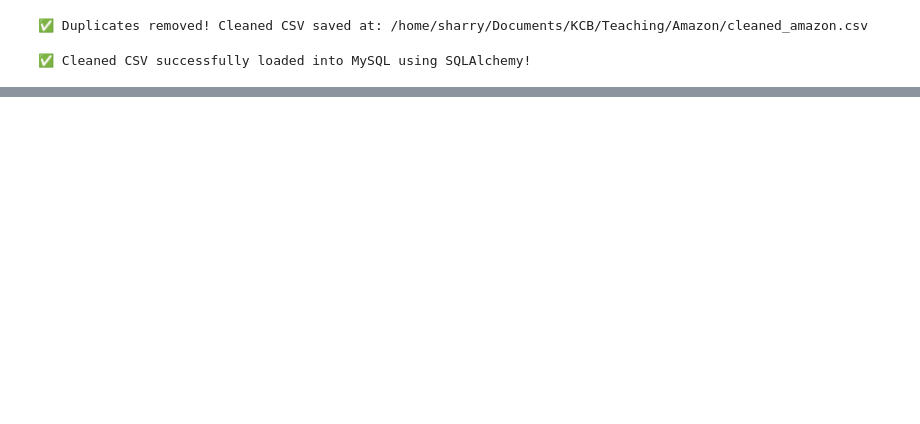
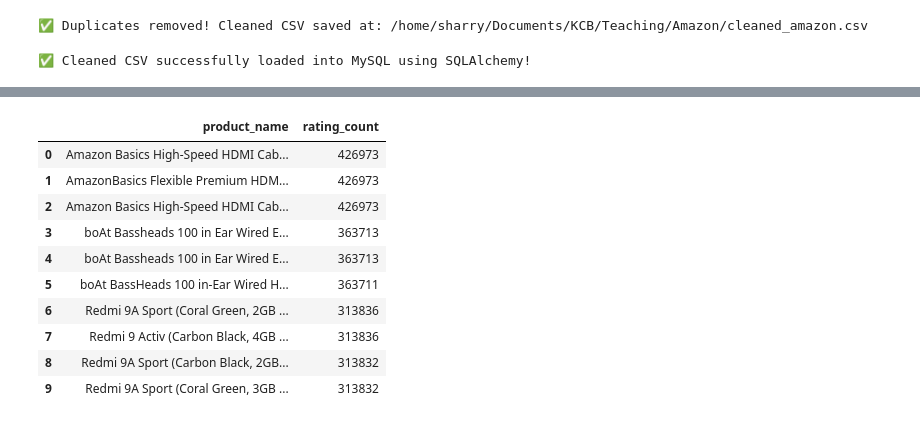
Before and after one commit to CheropS/Amazon-Dataset-Analysis, a Jupyter notebook: index.ipynb, the cells around one changed output, grey strips where cells are left out. Cells and saved outputs as stored; diff of their text form; code cells hidden in the pictures; blank space fills up the shorter version.

Commit message:
list top 10 products, add engine.cont

```diff
--- a/index.ipynb
+++ b/index.ipynb
@@ -29,3 +29,5 @@ db_config = {
 engine = create_engine(
     f"mysql+mysqlconnector://{db_config['user']}:{db_config['password']}@{db_config['host']}/{db_config['database']}"
 )
+
+cont = engine.connect()
@@ -428,0 +424,21 @@ print("✅ Cleaned CSV successfully loaded into MySQL using SQLAlchemy!")
+# %%
+top_10_query = """
+SELECT product_name, CAST(rating_count AS UNSIGNED) AS rating_count
+FROM products
+ORDER BY rating_count DESC
+LIMIT 10;
+"""
+top_df = pd.read_sql_query(top_10_query, cont)
+top_df
+# %% [output]
+|  | product_name | rating_count |
+| 0 | Amazon Basics High-Speed HDMI Cab... | 426973 |
+| 1 | AmazonBasics Flexible Premium HDM... | 426973 |
+| 2 | Amazon Basics High-Speed HDMI Cab... | 426973 |
+| 3 | boAt Bassheads 100 in Ear Wired E... | 363713 |
+| 4 | boAt Bassheads 100 in Ear Wired E... | 363713 |
+| 5 | boAt BassHeads 100 in-Ear Wired H... | 363711 |
+| 6 | Redmi 9A Sport (Coral Green, 2GB ... | 313836 |
+| 7 | Redmi 9 Activ (Carbon Black, 4GB ... | 313836 |
+| 8 | Redmi 9A Sport (Carbon Black, 2GB... | 313832 |
+| 9 | Redmi 9A Sport (Coral Green, 3GB ... | 313832 |
```
Also changed, not shown: parts of 4 cells of this notebook.
